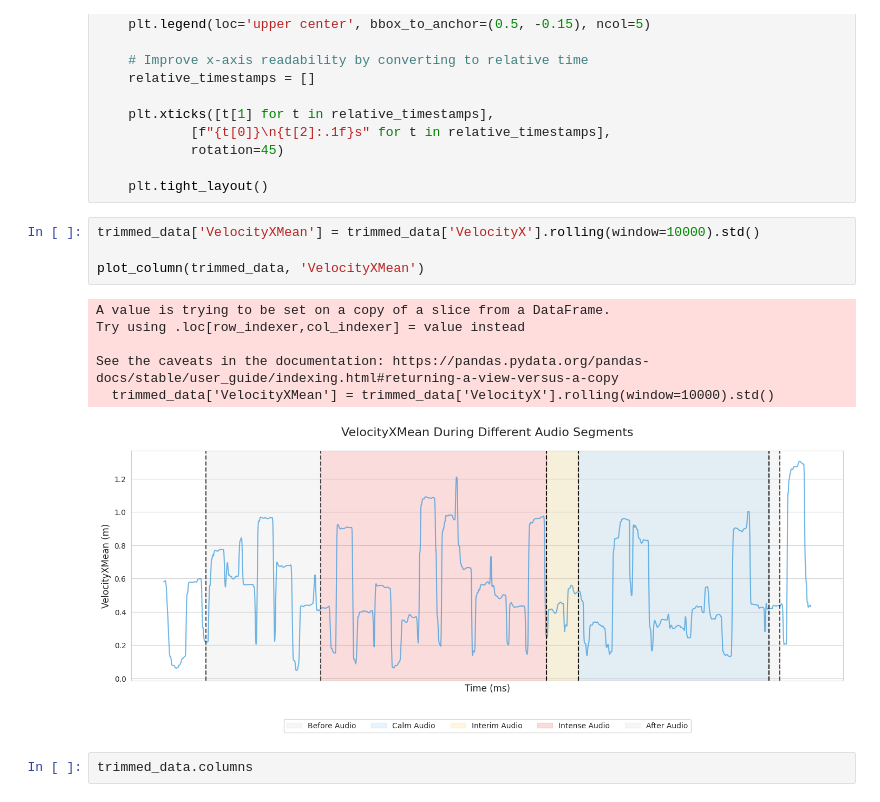
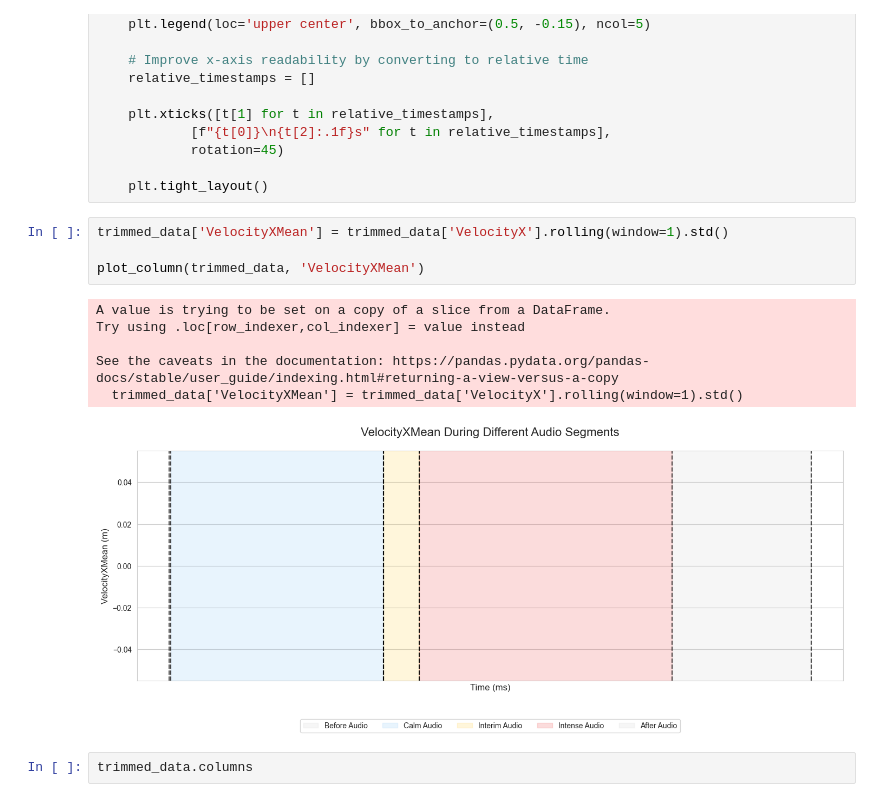
Before and after one commit to Anna-Palatkina-itu/driving_performance_project, a Jupyter notebook: analysis.ipynb, the cells around one changed output. Saved outputs shown, nothing was run; the diff lists cells and outputs as text.

```diff
--- a/analysis.ipynb
+++ b/analysis.ipynb
@@ -164,16 +168,16 @@ def plot_column(trimmed_data, column='VelocityX', unit='m'):
 
     plt.tight_layout()
 # %%
-trimmed_data['VelocityXMean'] = trimmed_data['VelocityX'].rolling(window=10000).std()
+trimmed_data['VelocityXMean'] = trimmed_data['VelocityX'].rolling(window=1).std()
 
 plot_column(trimmed_data, 'VelocityXMean')
 # %% [output]
 A value is trying to be set on a copy of a slice from a DataFrame.
 Try using .loc[row_indexer,col_indexer] = value instead
 
 See the caveats in the documentation: https://pandas.pydata.org/pandas-docs/stable/user_guide/indexing.html#returning-a-view-versus-a-copy
-  trimmed_data['VelocityXMean'] = trimmed_data['VelocityX'].rolling(window=10000).std()
+  trimmed_data['VelocityXMean'] = trimmed_data['VelocityX'].rolling(window=1).std()
-[figure, old version]
+[figure, new version]
 # %%
 trimmed_data.columns
 # %% [output]
```
Also changed, not shown: parts of 13 cells of this notebook, 1 other file.
